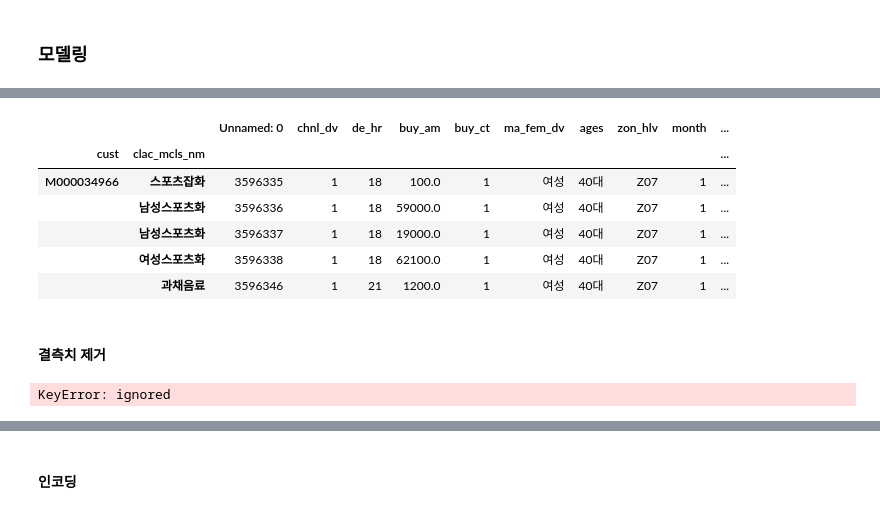
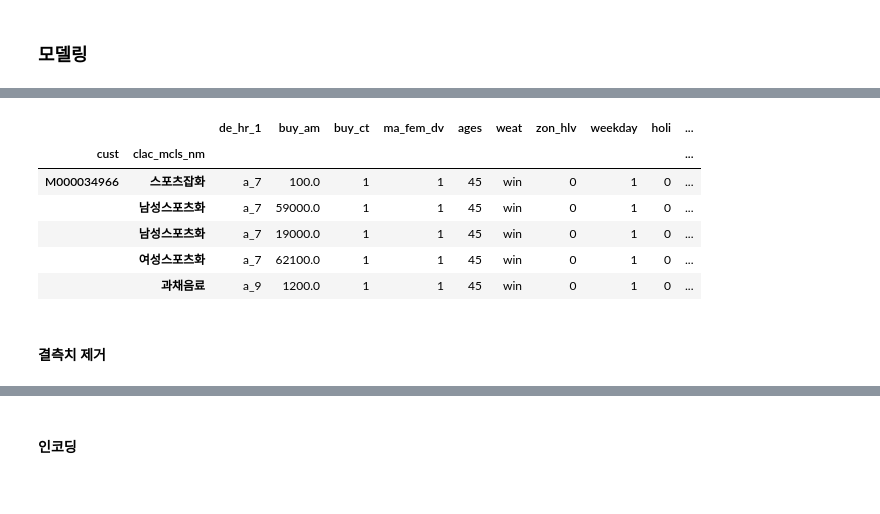
Before and after one commit to JJungEEun/lotte_project, a Jupyter notebook: 롯데_모델링_총정리.ipynb, the cells around one changed output, grey strips where cells are left out. Cells and saved outputs as stored; diff of their text form; code cells hidden in the pictures.

```diff
--- a/롯데_모델링_총정리.ipynb
+++ b/롯데_모델링_총정리.ipynb
@@ -279,4 +369,4 @@ df.to_csv('lotto_df.csv') #csv파일로 생성
 # %% [markdown]
 ### 모델링
 # %%
-df = pd.read_csv("/content/drive/MyDrive/롯데 공모전/dataset/lotto_df(rebuy).csv")
+df = pd.read_csv("/content/drive/MyDrive/롯데 공모전/dataset/final_df.csv")
@@ -283,23 +382,17 @@ df = pd.read_csv("/content/drive/MyDrive/롯데 공모저
 # %%
 df = df.set_index(['cust', 'clac_mcls_nm'])
-df =  df.drop([ 'rct_no','de_dt','pd_nm','pd_c','cop_c','br_c','day', 'clac_hlv_nm', 'old','new','both'], axis=1)
+# df =  df.drop([ 'total_items'], axis=1)
 df.head()
 # %% [output]
-|  |  | Unnamed: 0 | chnl_dv | de_hr | buy_am | buy_ct | ma_fem_dv | ages | zon_hlv | month | ... |
+|  |  | de_hr_1 | buy_am | buy_ct | ma_fem_dv | ages | weat | zon_hlv | weekday | holi | ... |
 | cust | clac_mcls_nm |  |  |  |  |  |  |  |  |  | ... |
-| M000034966 | 스포츠잡화 | 3596335 | 1 | 18 | 100.0 | 1 | 여성 | 40대 | Z07 | 1 | ... |
-|  | 남성스포츠화 | 3596336 | 1 | 18 | 59000.0 | 1 | 여성 | 40대 | Z07 | 1 | ... |
-|  | 남성스포츠화 | 3596337 | 1 | 18 | 19000.0 | 1 | 여성 | 40대 | Z07 | 1 | ... |
-|  | 여성스포츠화 | 3596338 | 1 | 18 | 62100.0 | 1 | 여성 | 40대 | Z07 | 1 | ... |
-|  | 과채음료 | 3596346 | 1 | 21 | 1200.0 | 1 | 여성 | 40대 | Z07 | 1 | ... |
+| M000034966 | 스포츠잡화 | a_7 | 100.0 | 1 | 1 | 45 | win | 0 | 1 | 0 | ... |
+|  | 남성스포츠화 | a_7 | 59000.0 | 1 | 1 | 45 | win | 0 | 1 | 0 | ... |
+|  | 남성스포츠화 | a_7 | 19000.0 | 1 | 1 | 45 | win | 0 | 1 | 0 | ... |
+|  | 여성스포츠화 | a_7 | 62100.0 | 1 | 1 | 45 | win | 0 | 1 | 0 | ... |
+|  | 과채음료 | a_9 | 1200.0 | 1 | 1 | 45 | win | 0 | 1 | 0 | ... |
 # %% [markdown]
 #### 결측치 제거
-# %%
-df['old'] = df['old'].fillna(0)
-df['new'] = df['new'].fillna(0)
-df['both'] = df['both'].fillna(0)
-# %% [output]
-KeyError: ignored
 # %%
 df['dt_diff'] = df['dt_diff'].fillna(365)
 # %%
```
Also changed, not shown: parts of 62 cells of this notebook.
